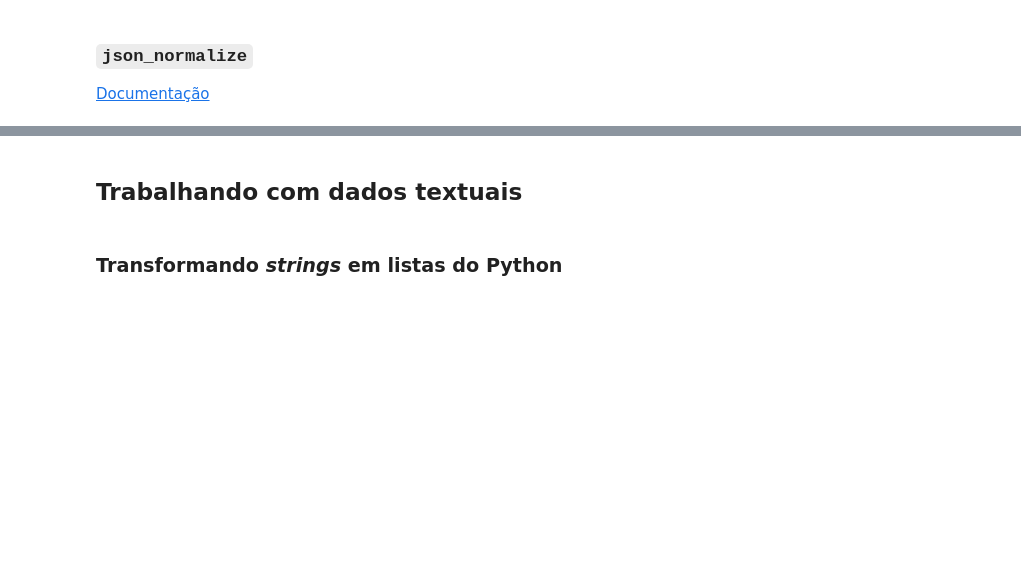
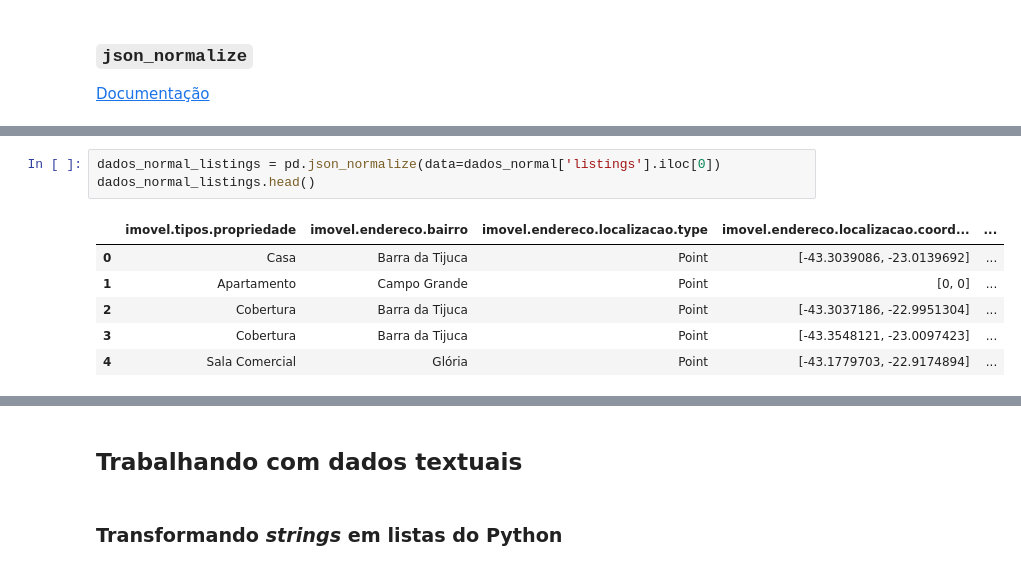
Before and after one commit to PFCalanca/Advanced_Pandas-Projeto, a Jupyter notebook: Projeto.ipynb, the cells around one changed output, grey strips where cells are left out. Cells and saved outputs as stored; diff of their text form; blank space fills up the shorter version.

```diff
--- a/Projeto.ipynb
+++ b/Projeto.ipynb
@@ -87,0 +163,10 @@ dataset = pd.read_csv("bairros")
+# %%
+dados_normal_listings = pd.json_normalize(data=dados_normal['listings'].iloc[0])
+dados_normal_listings.head()
+# %% [output]
+|  | imovel.tipos.propriedade | imovel.endereco.bairro | imovel.endereco.localizacao.type | imovel.endereco.localizacao.coord... | ... |
+| 0 | Casa | Barra da Tijuca | Point | [-43.3039086, -23.0139692] | ... |
+| 1 | Apartamento | Campo Grande | Point | [0, 0] | ... |
+| 2 | Cobertura | Barra da Tijuca | Point | [-43.3037186, -22.9951304] | ... |
+| 3 | Cobertura | Barra da Tijuca | Point | [-43.3548121, -23.0097423] | ... |
+| 4 | Sala Comercial | Glória | Point | [-43.1779703, -22.9174894] | ... |
```
Also changed, not shown: parts of 20 cells of this notebook.
